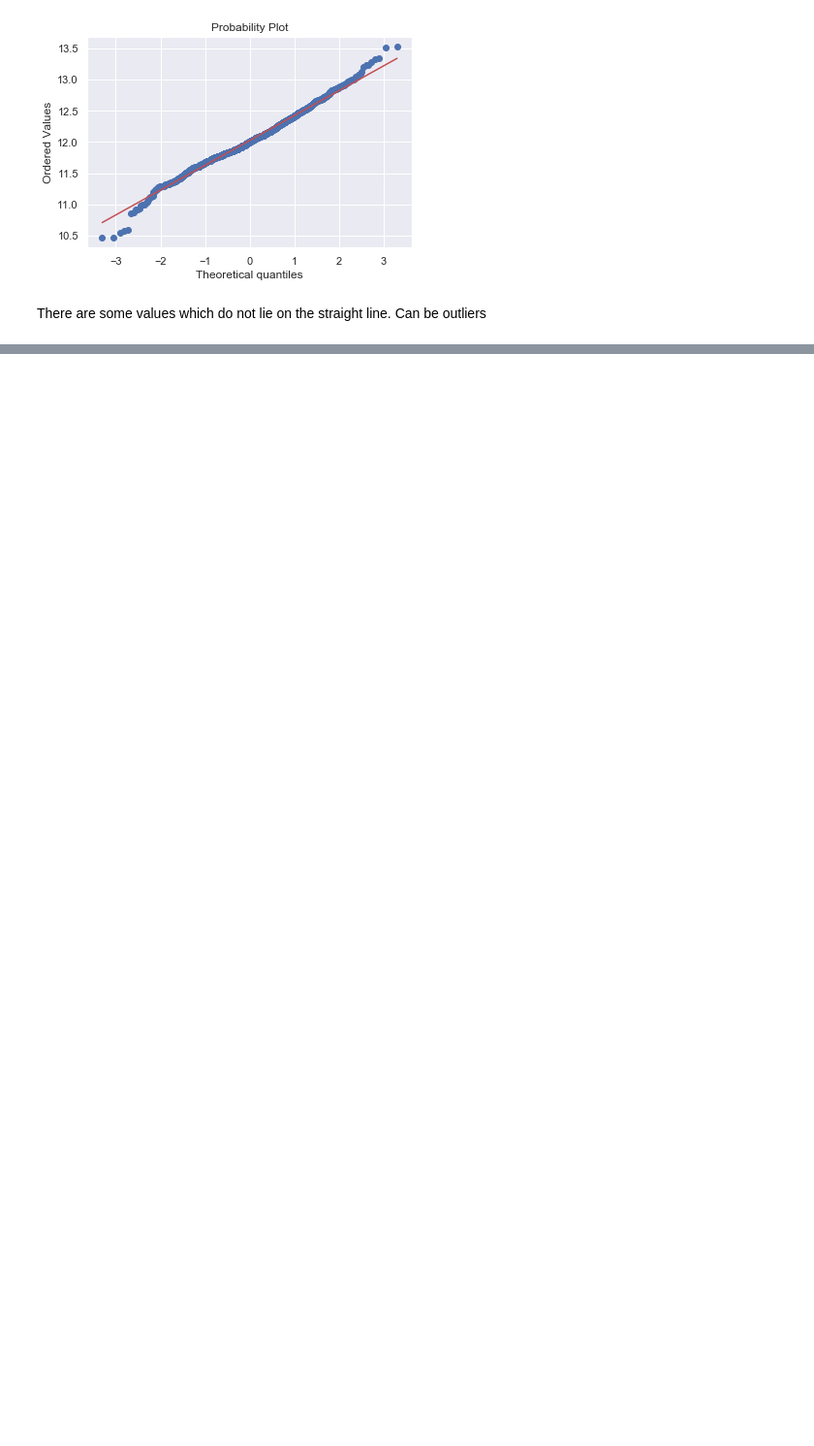
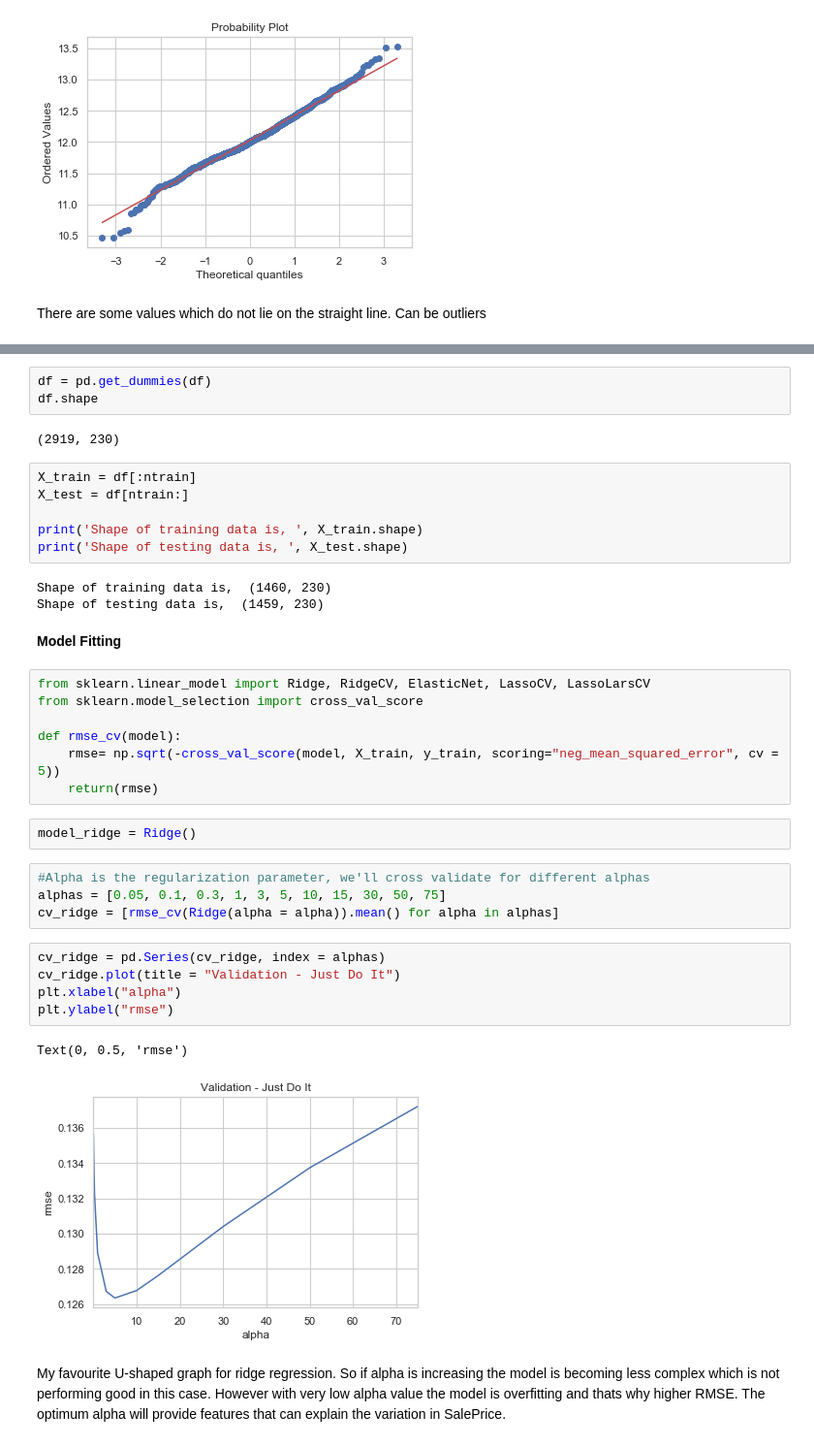
Before and after one commit to Megha219105/Housing-Prices, a Jupyter notebook: HouseSalesPrice.ipynb, the cells around one changed output, grey strips where cells are left out. Shown: that part at 97% size. Saved outputs shown, nothing was run; the diff lists cells and outputs as text; blank space fills up the shorter version.

```diff
--- a/HouseSalesPrice.ipynb
+++ b/HouseSalesPrice.ipynb
@@ -287,0 +512,39 @@ There are some values which do not lie on the straight line. Can be outliers
+# %%
+df = pd.get_dummies(df)
+df.shape
+# %% [output]
+(2919, 230)
+# %%
+X_train = df[:ntrain]
+X_test = df[ntrain:]
+
+print('Shape of training data is, ', X_train.shape)
+print('Shape of testing data is, ', X_test.shape)
+# %% [output]
+Shape of training data is,  (1460, 230)
+Shape of testing data is,  (1459, 230)
+# %% [markdown]
+__Model Fitting__
+# %%
+from sklearn.linear_model import Ridge, RidgeCV, ElasticNet, LassoCV, LassoLarsCV
+from sklearn.model_selection import cross_val_score
+
+def rmse_cv(model):
+    rmse= np.sqrt(-cross_val_score(model, X_train, y_train, scoring="neg_mean_squared_error", cv = 5))
+    return(rmse)
+# %%
+model_ridge = Ridge()
+# %%
+#Alpha is the regularization parameter, we'll cross validate for different alphas
+alphas = [0.05, 0.1, 0.3, 1, 3, 5, 10, 15, 30, 50, 75]
+cv_ridge = [rmse_cv(Ridge(alpha = alpha)).mean() for alpha in alphas]
+# %%
+cv_ridge = pd.Series(cv_ridge, index = alphas)
+cv_ridge.plot(title = "Validation - Just Do It")
+plt.xlabel("alpha")
+plt.ylabel("rmse")
+# %% [output]
+Text(0, 0.5, 'rmse')
+[figure, added]
+# %% [markdown]
+My favourite U-shaped graph for ridge regression. So if alpha is increasing the model is becoming less complex which is not performing good in this case. However with very low alpha value the model is overfitting and thats why higher RMSE. The optimum alpha will provide features that can explain the variation in SalePrice.
```
Also changed, not shown: parts of 100 cells of this notebook, 1 other file.
